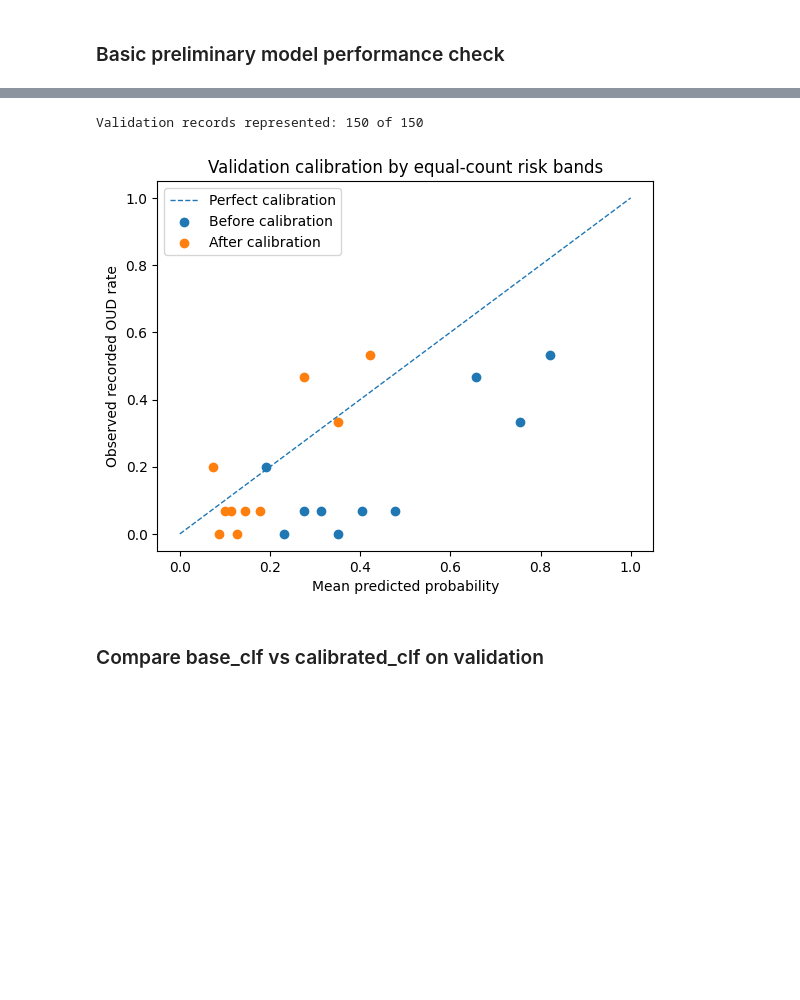
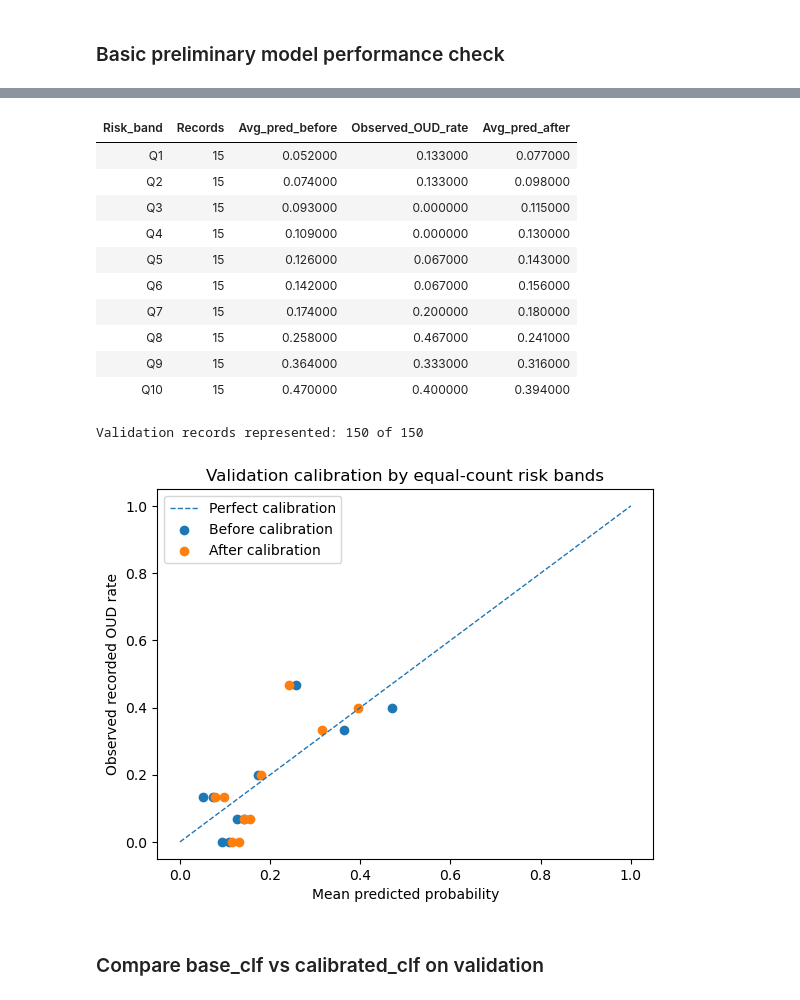
Before and after one commit to IE-ML-for-Healthcare/RAI_opioid_risk_prevention, a Jupyter notebook: ML4HL_OD_RAI_toolbox.ipynb, the cells around one changed output, grey strips where cells are left out. Cells and saved outputs as stored; diff of their text form; code cells hidden in the pictures; blank space fills up the shorter version.

```diff
--- a/ML4HL_OD_RAI_toolbox.ipynb
+++ b/ML4HL_OD_RAI_toolbox.ipynb
@@ -370,7 +381,6 @@ base_clf = Pipeline(steps=[
     ("varth", VarianceThreshold(threshold=0.0)),
     ("model", LogisticRegression(
         solver="liblinear",  # See details in course material
-        class_weight="balanced",  # Adjusts weights for class imbalance
         random_state=RANDOM_STATE,
         max_iter=200
     ))
@@ -513,6 +578,23 @@ df_cal = pd.DataFrame({
     "Pred_before": p_before,
     "Pred_after": p_after,
 }, index=X_val.index)
+
+observed_prevalence = float(df_cal["Recorded_OUD"].mean())
+mean_raw_predicted = float(df_cal["Pred_before"].mean())
+mean_calibrated_predicted = float(df_cal["Pred_after"].mean())
+calibration_in_the_large_table = pd.DataFrame([{
+    "Observed OUD prevalence": observed_prevalence,
+    "Mean raw predicted probability": mean_raw_predicted,
+    "Mean calibrated predicted probability": mean_calibrated_predicted,
+    "Absolute difference (calibrated mean vs observed)": abs(
+        mean_calibrated_predicted - observed_prevalence
+    ),
+}])
+display(
+    calibration_in_the_large_table.style
+    .hide(axis="index")
+    .format({column: "{:.3f}" for column in calibration_in_the_large_table.columns})
+)
 
 df_cal["Risk_band"] = pd.qcut(
     df_cal["Pred_after"], q=10,
@@ -569,5 +642,16 @@ plt.show()
+| Risk_band | Records | Avg_pred_before | Observed_OUD_rate | Avg_pred_after |
+| Q1 | 15 | 0.052000 | 0.133000 | 0.077000 |
+| Q2 | 15 | 0.074000 | 0.133000 | 0.098000 |
+| Q3 | 15 | 0.093000 | 0.000000 | 0.115000 |
+| Q4 | 15 | 0.109000 | 0.000000 | 0.130000 |
+| Q5 | 15 | 0.126000 | 0.067000 | 0.143000 |
+| Q6 | 15 | 0.142000 | 0.067000 | 0.156000 |
+| Q7 | 15 | 0.174000 | 0.200000 | 0.180000 |
+| Q8 | 15 | 0.258000 | 0.467000 | 0.241000 |
+| Q9 | 15 | 0.364000 | 0.333000 | 0.316000 |
+| Q10 | 15 | 0.470000 | 0.400000 | 0.394000 |
 Validation records represented: 150 of 150
-[figure, old version]
+[figure, new version]
 # %% [markdown]
 ### Compare base_clf vs calibrated_clf on validation
 # %%
```
Also changed, not shown: parts of 32 cells of this notebook, 2 other files.
